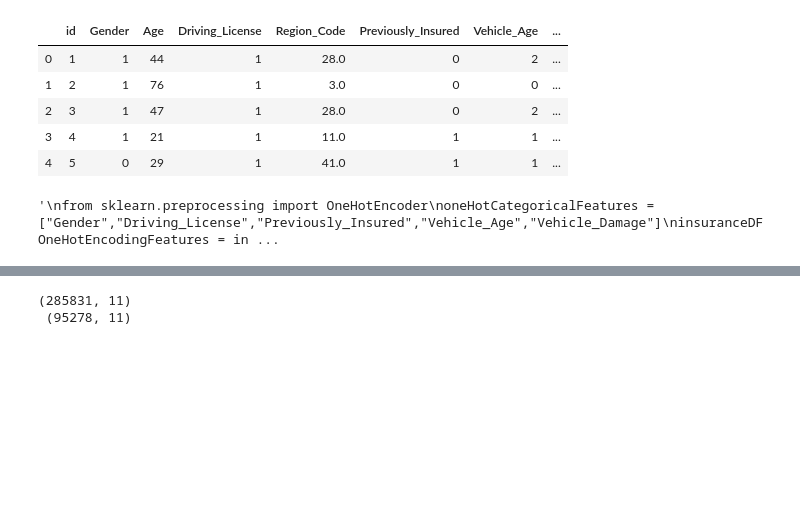
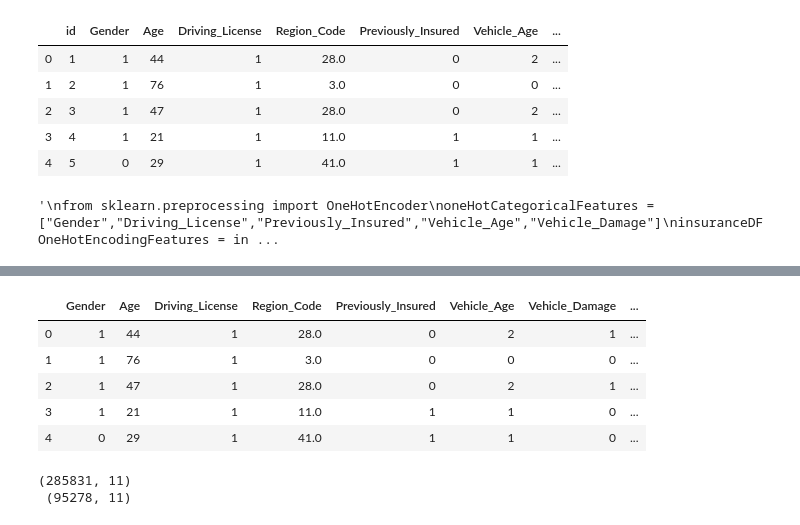
Before and after one commit to PranavSarda/DS-Lab, a Jupyter notebook: Project/Mini Project.ipynb, the cells around one changed output, grey strips where cells are left out. Saved outputs shown, nothing was run; the diff lists cells and outputs as text; code cells hidden in the pictures; blank space fills up the shorter version.

```diff
--- a/Project/Mini Project.ipynb
+++ b/Project/Mini Project.ipynb
@@ -259,3 +280,12 @@ insuranceDF.head()
+# %%
+insuranceDF.head()
+# %% [output]
+|  | Gender | Age | Driving_License | Region_Code | Previously_Insured | Vehicle_Age | Vehicle_Damage | ... |
+| 0 | 1 | 44 | 1 | 28.0 | 0 | 2 | 1 | ... |
+| 1 | 1 | 76 | 1 | 3.0 | 0 | 0 | 0 | ... |
+| 2 | 1 | 47 | 1 | 28.0 | 0 | 2 | 1 | ... |
+| 3 | 1 | 21 | 1 | 11.0 | 1 | 1 | 0 | ... |
+| 4 | 0 | 29 | 1 | 41.0 | 1 | 1 | 0 | ... |
 # %%
 from sklearn.model_selection import train_test_split
 
```
Also changed, not shown: parts of 8 cells of this notebook.
